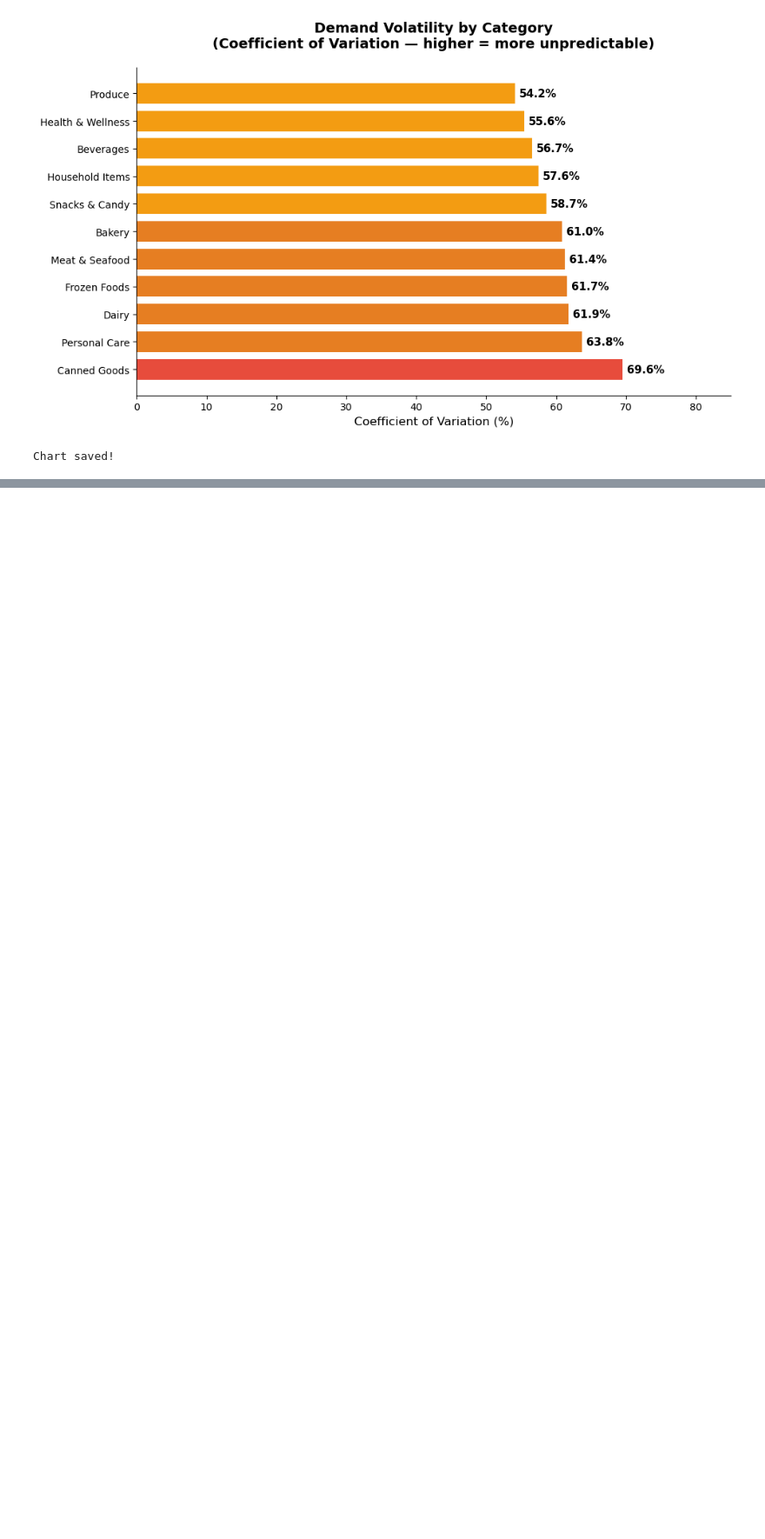
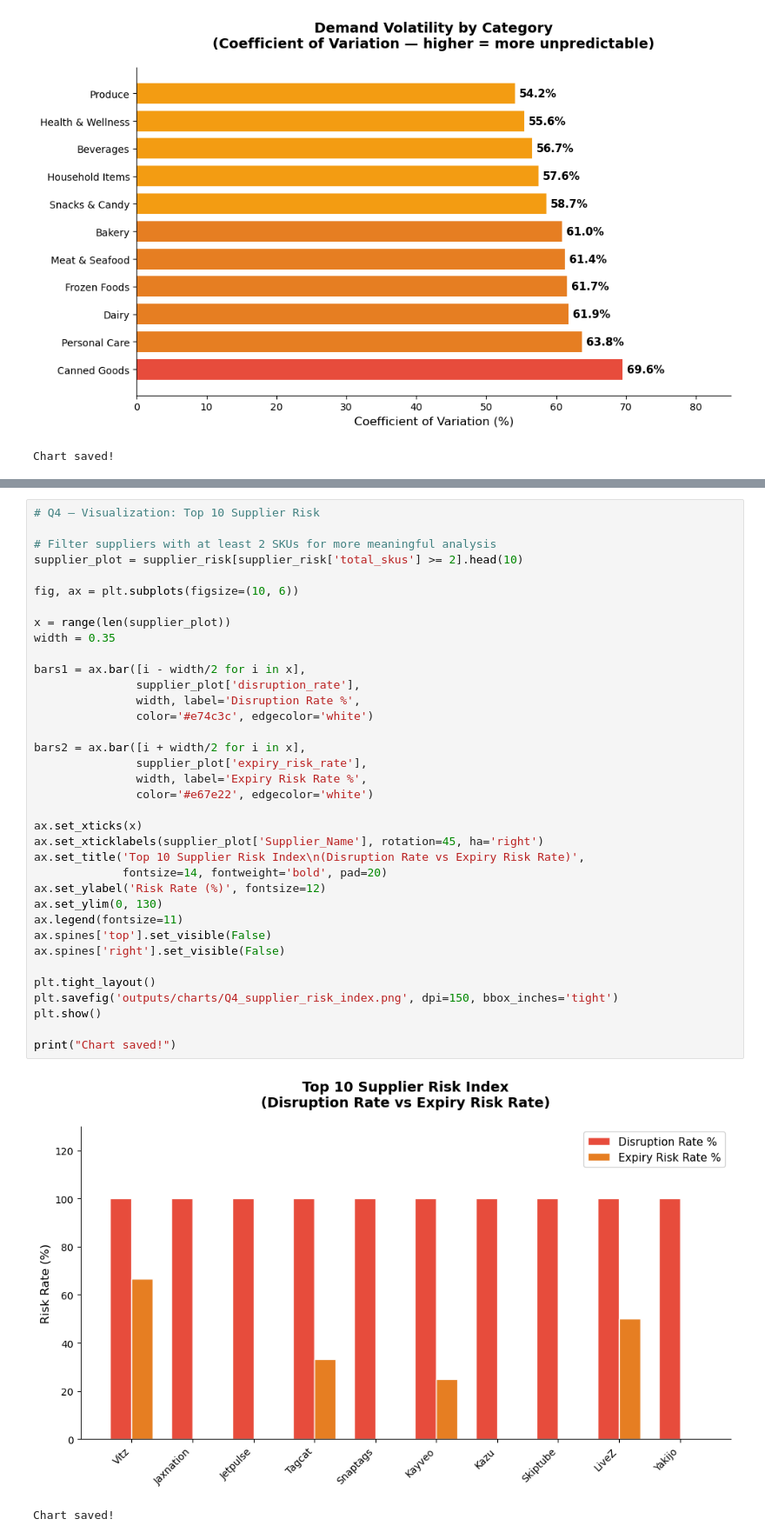
Before and after one commit to ericp-23/food-supply-chain-analysis, a Jupyter notebook: 03_exploratory_analysis.ipynb, the cells around one changed output, grey strips where cells are left out. Shown at 87% size. Cells and saved outputs as stored; diff of their text form; blank space fills up the shorter version.

```diff
--- a/03_exploratory_analysis.ipynb
+++ b/03_exploratory_analysis.ipynb
@@ -277,0 +327,39 @@ Chart saved!
+# %%
+# Q4 — Visualization: Top 10 Supplier Risk
+
+# Filter suppliers with at least 2 SKUs for more meaningful analysis
+supplier_plot = supplier_risk[supplier_risk['total_skus'] >= 2].head(10)
+
+fig, ax = plt.subplots(figsize=(10, 6))
+
+x = range(len(supplier_plot))
+width = 0.35
+
+bars1 = ax.bar([i - width/2 for i in x],
+               supplier_plot['disruption_rate'],
+               width, label='Disruption Rate %',
+               color='#e74c3c', edgecolor='white')
+
+bars2 = ax.bar([i + width/2 for i in x],
+               supplier_plot['expiry_risk_rate'],
+               width, label='Expiry Risk Rate %',
+               color='#e67e22', edgecolor='white')
+
+ax.set_xticks(x)
+ax.set_xticklabels(supplier_plot['Supplier_Name'], rotation=45, ha='right')
+ax.set_title('Top 10 Supplier Risk Index\n(Disruption Rate vs Expiry Risk Rate)',
+             fontsize=14, fontweight='bold', pad=20)
+ax.set_ylabel('Risk Rate (%)', fontsize=12)
+ax.set_ylim(0, 130)
+ax.legend(fontsize=11)
+ax.spines['top'].set_visible(False)
+ax.spines['right'].set_visible(False)
+
+plt.tight_layout()
+plt.savefig('outputs/charts/Q4_supplier_risk_index.png', dpi=150, bbox_inches='tight')
+plt.show()
+
+print("Chart saved!")
+# %% [output]
+[figure, added]
+Chart saved!
```
Also changed, not shown: parts of 1 cell of this notebook, 3 other files.
